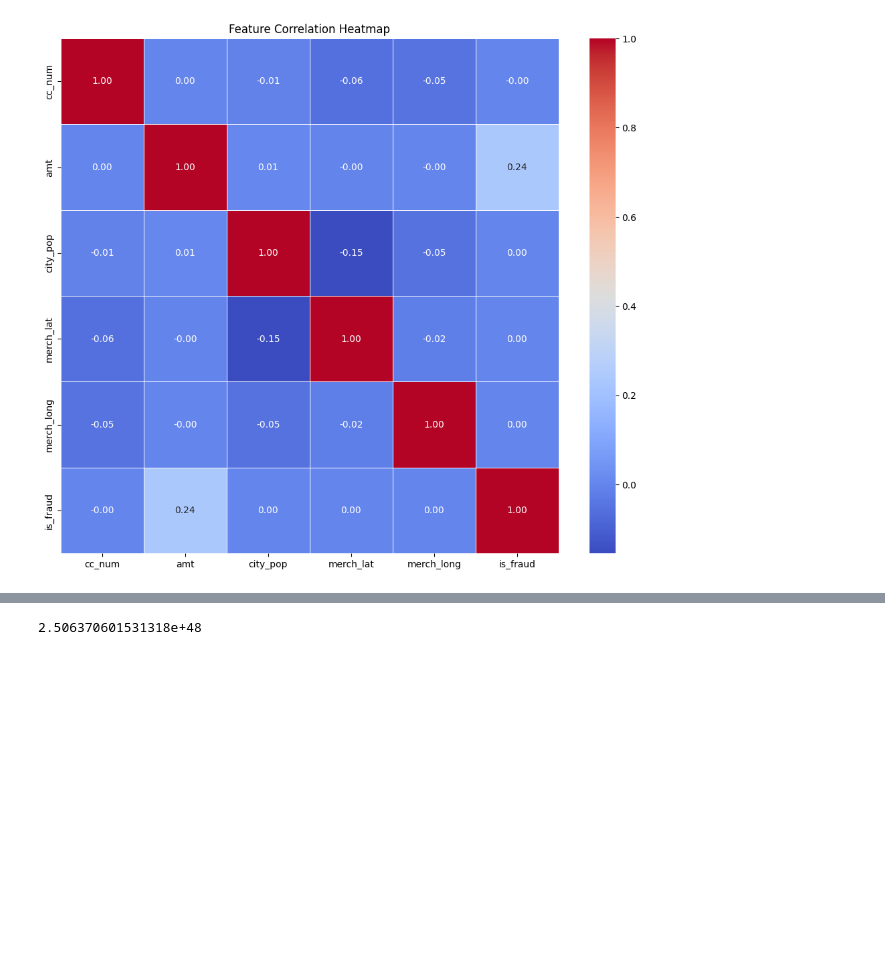
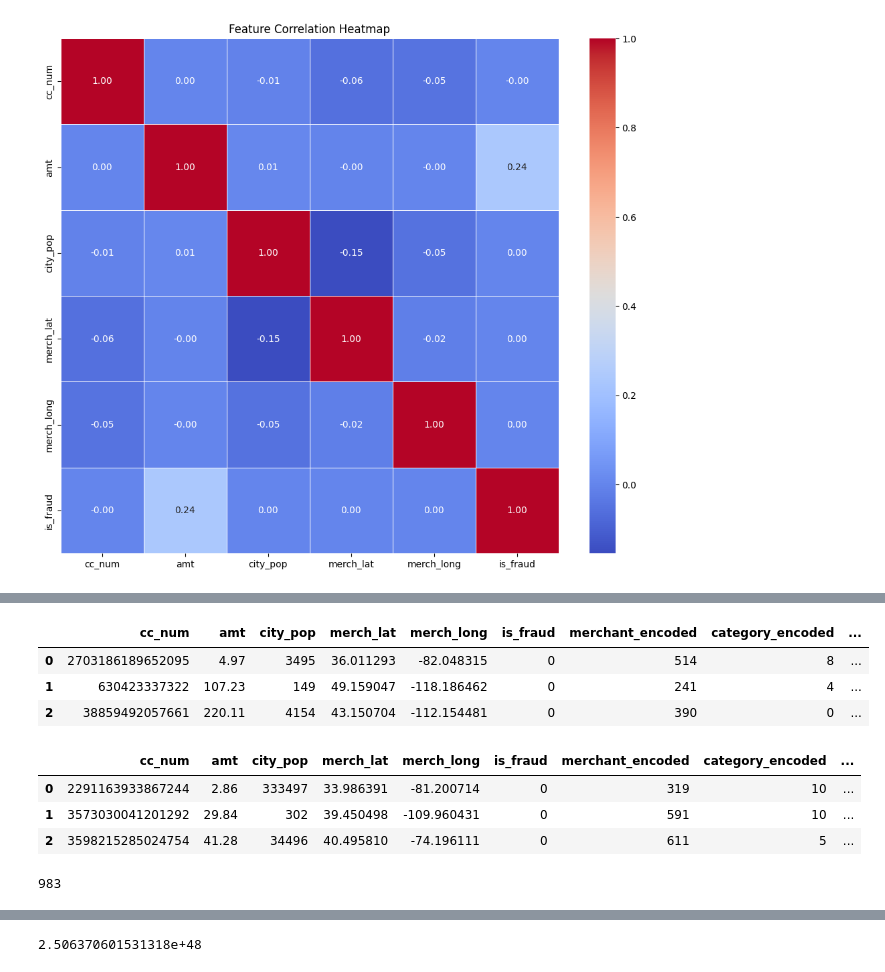
Before and after one commit to First-Last-Dance/Credit_Card_Transactions_Fraud_Detection, a Jupyter notebook: main.ipynb, the cells around one changed output, grey strips where cells are left out. Cells and saved outputs as stored; diff of their text form; code cells hidden in the pictures; blank space fills up the shorter version.

```diff
--- a/main.ipynb
+++ b/main.ipynb
@@ -188,3 +183,38 @@ df.head(3)
 | 0 | 2703186189652095 | fraud_Rippin, Kub and Mann | misc_net | 4.97 | F | 561 Perry Cove | Moravian Falls | NC | 3495 | Psychologist, counselling | 1988-03-09 | ... |
 | 1 | 630423337322 | fraud_Heller, Gutmann and Zieme | grocery_pos | 107.23 | F | 43039 Riley Greens Suite 393 | Orient | WA | 149 | Special educational needs teacher | 1978-06-21 | ... |
 | 2 | 38859492057661 | fraud_Lind-Buckridge | entertainment | 220.11 | M | 594 White Dale Suite 530 | Malad City | ID | 4154 | Nature conservation officer | 1962-01-19 | ... |
+# %%
+# Columns to be label encoded
+columns_to_encode = ['merchant', 'category', 'gender', 'street', 'city', 'state', 'job','dob']
+
+# Apply label encoding
+label_encoders = {}
+for column in columns_to_encode:
+    label_encoders[column] = LabelEncoder()
+    df[column + '_encoded'] = label_encoders[column].fit_transform(df[column])
+df = df.drop(columns=columns_to_encode)
+
+# Apply label encoding
+label_encoders = {}
+for column in columns_to_encode:
+    label_encoders[column] = LabelEncoder()
+    d_test[column + '_encoded'] = label_encoders[column].fit_transform(d_test[column])
+d_test = d_test.drop(columns=columns_to_encode)
+# %%
+df.head(3)
+# %% [output]
+|  | cc_num | amt | city_pop | merch_lat | merch_long | is_fraud | merchant_encoded | category_encoded | ... |
+| 0 | 2703186189652095 | 4.97 | 3495 | 36.011293 | -82.048315 | 0 | 514 | 8 | ... |
+| 1 | 630423337322 | 107.23 | 149 | 49.159047 | -118.186462 | 0 | 241 | 4 | ... |
+| 2 | 38859492057661 | 220.11 | 4154 | 43.150704 | -112.154481 | 0 | 390 | 0 | ... |
+# %%
+d_test.head(3)
+# %% [output]
+|  | cc_num | amt | city_pop | merch_lat | merch_long | is_fraud | merchant_encoded | category_encoded | ... |
+| 0 | 2291163933867244 | 2.86 | 333497 | 33.986391 | -81.200714 | 0 | 319 | 10 | ... |
+| 1 | 3573030041201292 | 29.84 | 302 | 39.450498 | -109.960431 | 0 | 591 | 10 | ... |
+| 2 | 3598215285024754 | 41.28 | 34496 | 40.495810 | -74.196111 | 0 | 611 | 5 | ... |
+# %%
+len(df['cc_num'].unique())
+# %% [output]
+983
```
Also changed, not shown: parts of 22 cells of this notebook.
